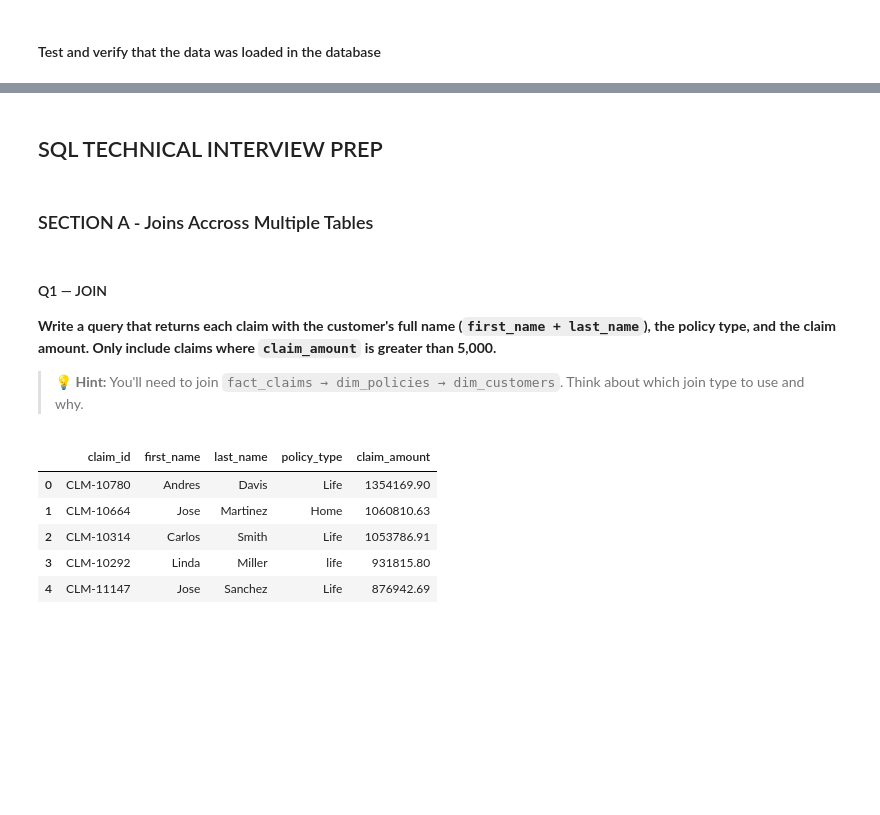
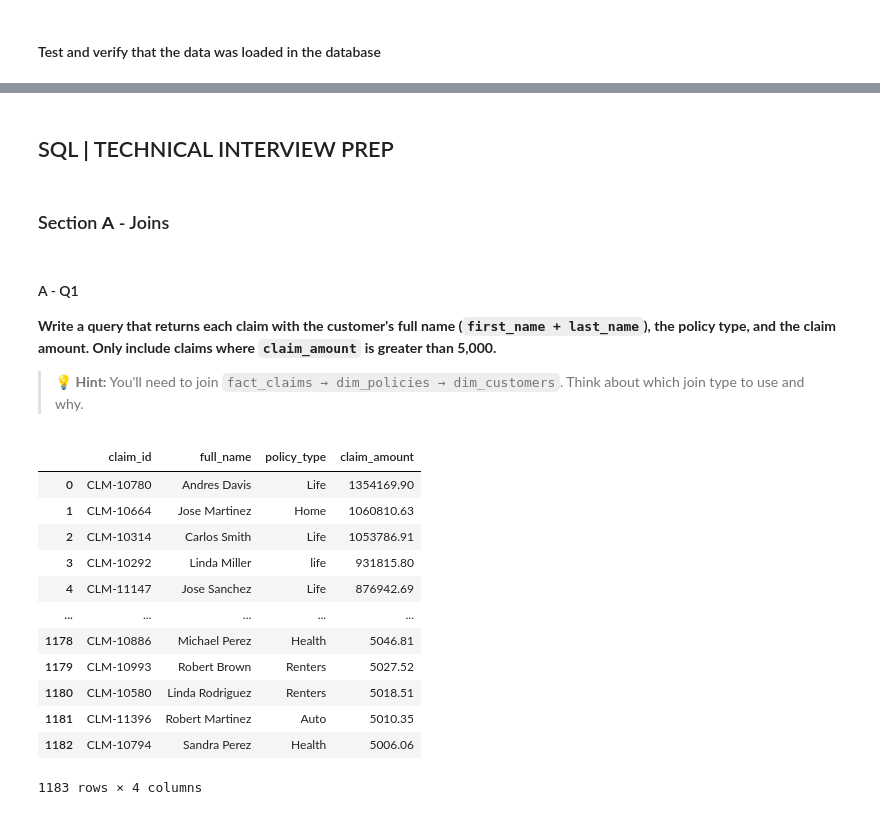
Before and after one commit to martinrod46/sql-interview-prep, a Jupyter notebook: sql_interview_prep.ipynb, the cells around one changed output, grey strips where cells are left out. Cells and saved outputs as stored; diff of their text form; code cells hidden in the pictures; blank space fills up the shorter version.

```diff
--- a/sql_interview_prep.ipynb
+++ b/sql_interview_prep.ipynb
@@ -117,11 +117,11 @@ Quick data snapshot test for **fact_claims** table
 | 3 | CLM-10810 | POL-100376 | ADJ-002 | 2023-09-16 | Fire | 23605.88 | Denied |
 | 4 | CLM-11370 | POL-100715 | ADJ-008 | 2023-03-27 | Vandalism | 13189.58 | Closed |
 # %% [markdown]
-## SQL TECHNICAL INTERVIEW PREP
+## SQL **|** TECHNICAL INTERVIEW PREP
 # %% [markdown]
-### SECTION A - Joins Accross Multiple Tables
+### Section **A** - Joins
 # %% [markdown]
-#### Q1 — JOIN
+#### A - Q1
 
 **Write a query that returns each claim with the customer's full name (`first_name + last_name`), the policy type, and the claim amount. Only include claims where `claim_amount` is greater than 5,000.**
 
@@ -129,22 +129,28 @@ Quick data snapshot test for **fact_claims** table
 # %%
 conn.sql("""
     SELECT cl.claim_id,
-           cu.first_name,
-           cu.last_name,
+           CONCAT(cu.first_name || ' ' || cu.last_name) AS full_name,
            po.policy_type,
            cl.claim_amount
 
     FROM fact_claims cl
+
     JOIN dim_policies po ON cl.policy_id = po.policy_id
     JOIN dim_customers cu ON po.customer_id = cu.customer_id
     WHERE cl.claim_amount > 5000
-    ORDER BY cl.claim_amount DESC
-    LIMIT 5;
+    ORDER BY cl.claim_amount DESC;
     """).df()
 # %% [output]
-|  | claim_id | first_name | last_name | policy_type | claim_amount |
-| 0 | CLM-10780 | Andres | Davis | Life | 1354169.90 |
-| 1 | CLM-10664 | Jose | Martinez | Home | 1060810.63 |
-| 2 | CLM-10314 | Carlos | Smith | Life | 1053786.91 |
-| 3 | CLM-10292 | Linda | Miller | life | 931815.80 |
-| 4 | CLM-11147 | Jose | Sanchez | Life | 876942.69 |
+|  | claim_id | full_name | policy_type | claim_amount |
+| 0 | CLM-10780 | Andres Davis | Life | 1354169.90 |
+| 1 | CLM-10664 | Jose Martinez | Home | 1060810.63 |
+| 2 | CLM-10314 | Carlos Smith | Life | 1053786.91 |
+| 3 | CLM-10292 | Linda Miller | life | 931815.80 |
+| 4 | CLM-11147 | Jose Sanchez | Life | 876942.69 |
+| ... | ... | ... | ... | ... |
+| 1178 | CLM-10886 | Michael Perez | Health | 5046.81 |
+| 1179 | CLM-10993 | Robert Brown | Renters | 5027.52 |
+| 1180 | CLM-10580 | Linda Rodriguez | Renters | 5018.51 |
+| 1181 | CLM-11396 | Robert Martinez | Auto | 5010.35 |
+| 1182 | CLM-10794 | Sandra Perez | Health | 5006.06 |
+1183 rows × 4 columns
```
Also changed, not shown: parts of 24 cells of this notebook.
